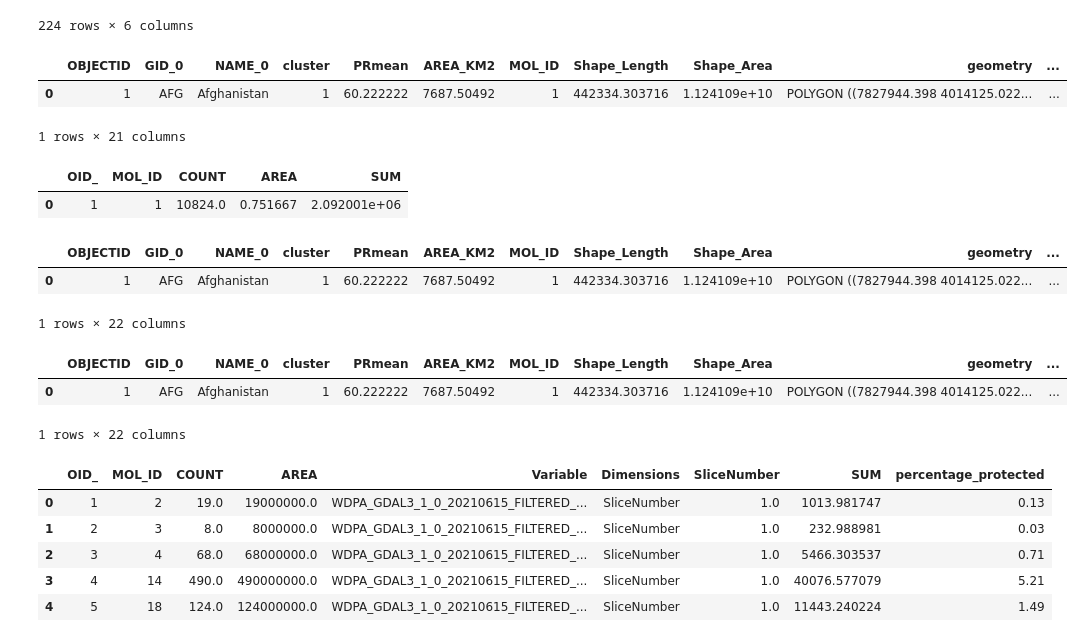
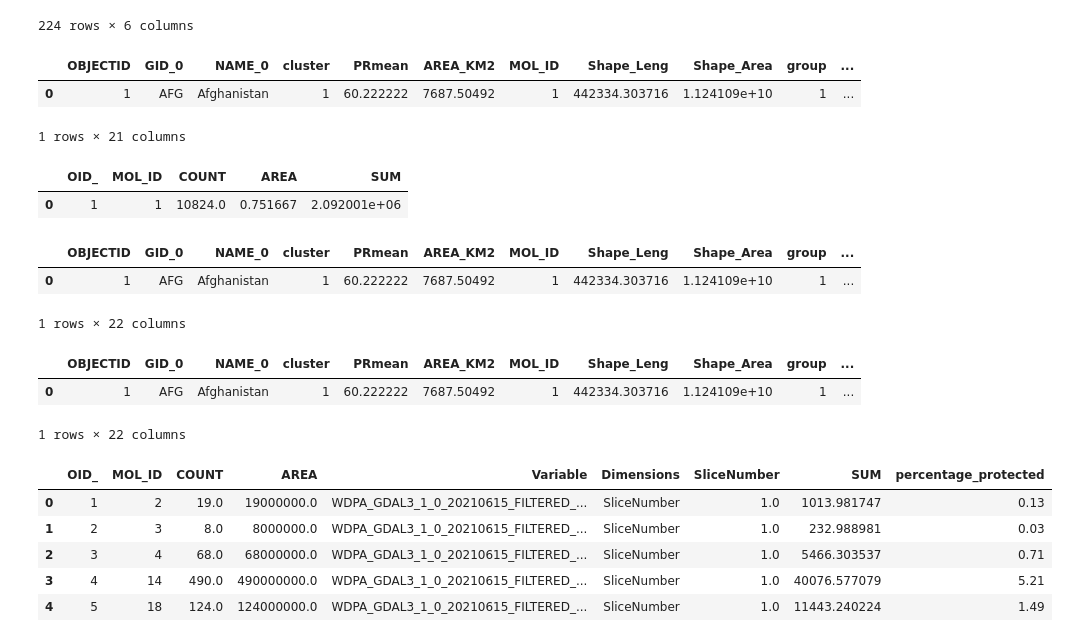
Before and after one commit to Vizzuality/he-scratchfolder, a Jupyter notebook: Places_HE_Future.ipynb, the cells around one changed output. Cells and saved outputs as stored; diff of their text form; code cells hidden in the pictures.

```diff
--- a/Places_HE_Future.ipynb
+++ b/Places_HE_Future.ipynb
@@ -96,0 +206,2 @@ len(places)
+# %%
+sim = sim.set_crs('EPSG:3857')
@@ -116,9 +235,9 @@ mammals = mammals.groupby('MOL_ID')[['SliceNumber', 'per_global', 'per_aoi']].ap
 reptiles = reptiles.groupby('MOL_ID')[['SliceNumber', 'per_global', 'per_aoi']].apply(lambda x: x.to_json(orient='records')).to_frame('reptiles').reset_index()
 # %%
 # Merge biodiversity data
-places = pd.merge(places, amphibians, how='left', on = 'MOL_ID')
-places = pd.merge(places, birds, how='left', on = 'MOL_ID')
-places = pd.merge(places, mammals, how='left', on = 'MOL_ID')
-places = pd.merge(places, reptiles, how='left', on = 'MOL_ID')
-places.head()
+sim = pd.merge(sim, amphibians, how='left', on = 'MOL_ID')
+sim = pd.merge(sim, birds, how='left', on = 'MOL_ID')
+sim = pd.merge(sim, mammals, how='left', on = 'MOL_ID')
+sim = pd.merge(sim, reptiles, how='left', on = 'MOL_ID')
+sim.head()
 # %% [output]
@@ -196,5 +315,5 @@ Index(['Unnamed: 0', 'GID_0', 'NAME_0', 'GID_1', 'NAME_1', 'MOL_ID',
       dtype='object')
 # %%
 ## Add contextual data: ELU
-places = places.merge(elu[['MOL_ID','MAJORITY']], how='left', on = 'MOL_ID').rename(columns={'MAJORITY':'majority_land_cover_climate_regime'})
+sim = sim.merge(elu[['MOL_ID','MAJORITY']], how='left', on = 'MOL_ID').rename(columns={'MAJORITY':'majority_land_cover_climate_regime'})
 # %%
@@ -298,12 +417,12 @@ long[long['sum']>100]
 224 rows × 6 columns
 # %%
 ## Add contextual data: Land Encroachment
-places = places.merge(long[['MOL_ID','percent_irrigated', 'percent_rainfed', 'percent_rangeland','percent_urban']],on ='MOL_ID',how='left')
+sim = sim.merge(long[['MOL_ID','percent_irrigated', 'percent_rainfed', 'percent_rangeland','percent_urban']],on ='MOL_ID',how='left')
 # %%
-places.head(1)
+sim.head(1)
 # %% [output]
-|  | OBJECTID | GID_0 | NAME_0 | cluster | PRmean | AREA_KM2 | MOL_ID | Shape_Length | Shape_Area | geometry | ... |
-| 0 | 1 | AFG | Afghanistan | 1 | 60.222222 | 7687.50492 | 1 | 442334.303716 | 1.124109e+10 | POLYGON ((7827944.398 4014125.022... | ... |
+|  | OBJECTID | GID_0 | NAME_0 | cluster | PRmean | AREA_KM2 | MOL_ID | Shape_Leng | Shape_Area | group | ... |
+| 0 | 1 | AFG | Afghanistan | 1 | 60.222222 | 7687.50492 | 1 | 442334.303716 | 1.124109e+10 | 1 | ... |
 1 rows × 21 columns
 # %%
 # Population table, we need the SUM attribute
@@ -313,18 +432,18 @@ pop.head(1)
 | 0 | 1 | 1 | 10824.0 | 0.751667 | 2.092001e+06 |
 # %%
 ## Add contextual data: POP
-places = places.merge(pop[['MOL_ID','SUM']],on ='MOL_ID',how='left')
-places.head(1)
+sim = sim.merge(pop[['MOL_ID','SUM']],on ='MOL_ID',how='left')
+sim.head(1)
 # %% [output]
-|  | OBJECTID | GID_0 | NAME_0 | cluster | PRmean | AREA_KM2 | MOL_ID | Shape_Length | Shape_Area | geometry | ... |
-| 0 | 1 | AFG | Afghanistan | 1 | 60.222222 | 7687.50492 | 1 | 442334.303716 | 1.124109e+10 | POLYGON ((7827944.398 4014125.022... | ... |
+|  | OBJECTID | GID_0 | NAME_0 | cluster | PRmean | AREA_KM2 | MOL_ID | Shape_Leng | Shape_Area | group | ... |
+| 0 | 1 | AFG | Afghanistan | 1 | 60.222222 | 7687.50492 | 1 | 442334.303716 | 1.124109e+10 | 1 | ... |
 1 rows × 22 columns
 # %%
-places = places.rename(columns ={'SUM':'population_sum'})
-places.head(1)
+sim = sim.rename(columns ={'SUM':'population_sum'})
+sim.head(1)
 # %% [output]
-|  | OBJECTID | GID_0 | NAME_0 | cluster | PRmean | AREA_KM2 | MOL_ID | Shape_Length | Shape_Area | geometry | ... |
-| 0 | 1 | AFG | Afghanistan | 1 | 60.222222 | 7687.50492 | 1 | 442334.303716 | 1.124109e+10 | POLYGON ((7827944.398 4014125.022... | ... |
+|  | OBJECTID | GID_0 | NAME_0 | cluster | PRmean | AREA_KM2 | MOL_ID | Shape_Leng | Shape_Area | group | ... |
+| 0 | 1 | AFG | Afghanistan | 1 | 60.222222 | 7687.50492 | 1 | 442334.303716 | 1.124109e+10 | 1 | ... |
 1 rows × 22 columns
 # %%
 wp.head()
```
Also changed, not shown: parts of 31 cells of this notebook, 1 other file.
